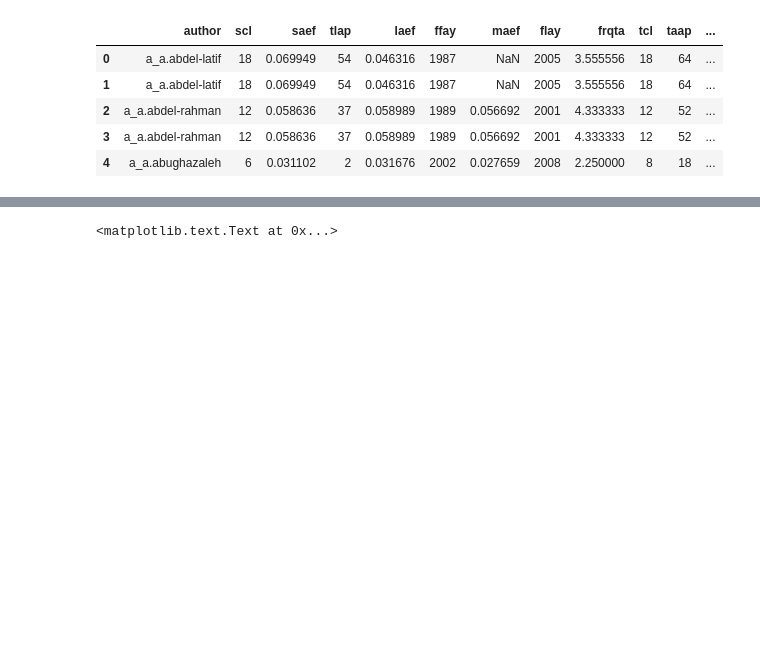
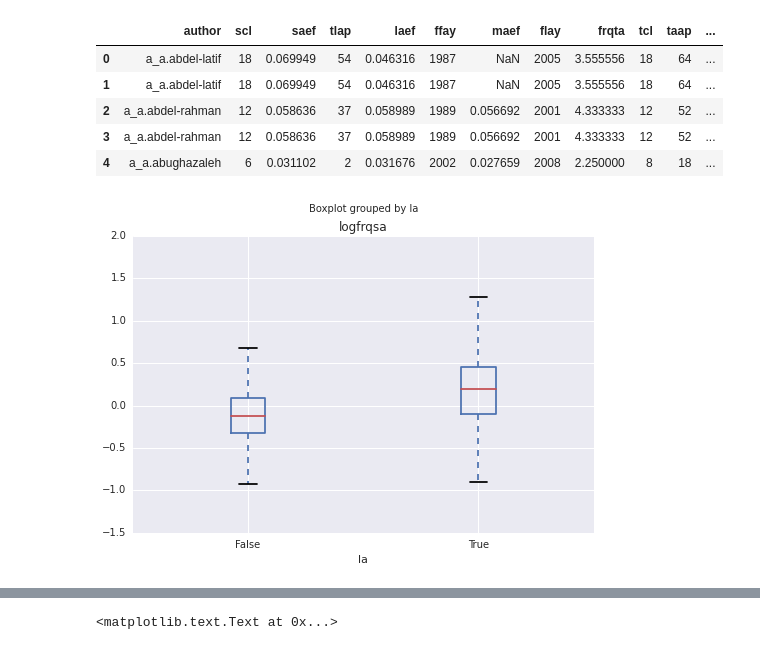
Before and after one commit to shinwachi/cs109_firstOrPerish, a Jupyter notebook: final_processbook/process_book.ipynb, the cells around one changed output, grey strips where cells are left out. Cells and saved outputs as stored; diff of their text form; code cells hidden in the pictures; blank space fills up the shorter version.

```diff
--- a/final_processbook/process_book.ipynb
+++ b/final_processbook/process_book.ipynb
@@ -48,3 +48,21 @@ data.head()
 | 2 | a_a.abdel-rahman | 12 | 0.058636 | 37 | 0.058989 | 1989 | 0.056692 | 2001 | 4.333333 | 12 | 52 | ... |
 | 3 | a_a.abdel-rahman | 12 | 0.058636 | 37 | 0.058989 | 1989 | 0.056692 | 2001 | 4.333333 | 12 | 52 | ... |
 | 4 | a_a.abughazaleh | 6 | 0.031102 | 2 | 0.031676 | 2002 | 0.027659 | 2008 | 2.250000 | 8 | 18 | ... |
+# %%
+d = data.copy()
+# %%
+d['logfrqfa'] = np.log10(d.frqfa)
+d['logfrqta'] = np.log10(d.frqta)
+d['logfaef'] = np.log10(d.faef)
+d['logsaef'] = np.log10(d.saef)
+d['logtaap'] = np.log10(d.taap)
+# total scientist author paper
+d['tsap'] = d.taap-d.tlap
+d['logtsap'] = np.log10(d.tsap)
+d['frqsa'] = d.tsap/d.scl
+d['logfrqsa'] = np.log10(d.frqsa)
+# %%
+# total frequency of science authorship doesn't matter!?
+ax = d.boxplot(column='logfrqsa', by='la')
+# %% [output]
+[figure, added]
```
Also changed, not shown: parts of 13 cells of this notebook.
